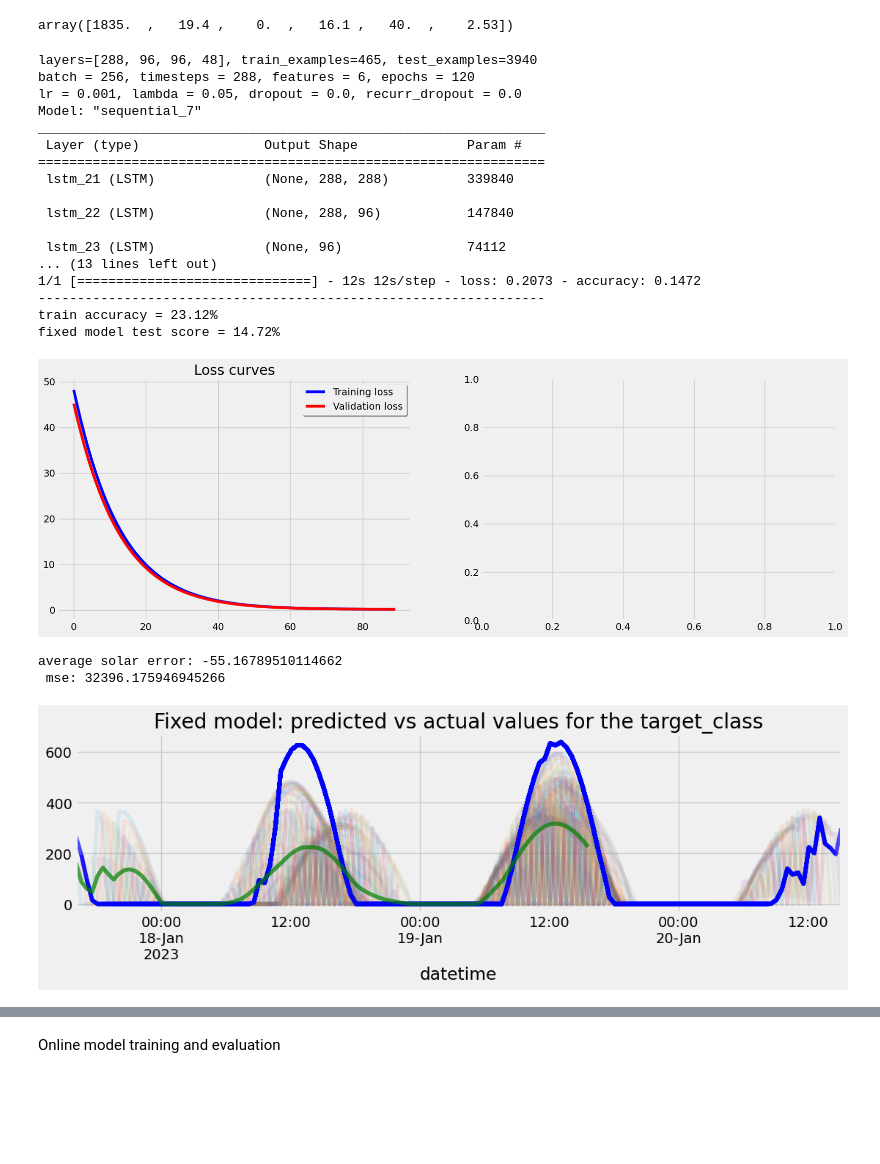
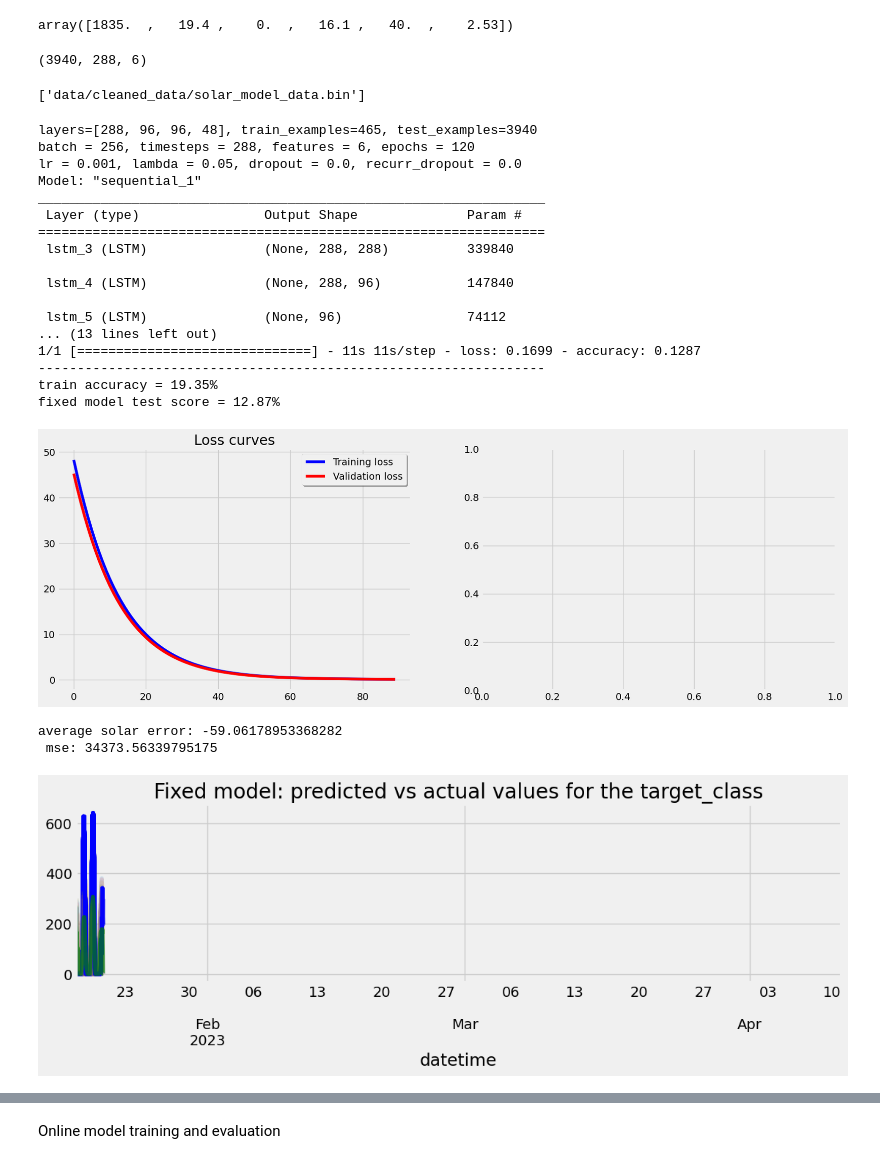
Before and after one commit to Muckthebuck/2023-Energy-kit, a Jupyter notebook: [Austin]solar_temp_predictions.ipynb, the cells around one changed output, grey strips where cells are left out. Saved outputs shown, nothing was run; the diff lists cells and outputs as text; code cells hidden in the pictures; blank space fills up the shorter version.

```diff
--- a/[Austin]solar_temp_predictions.ipynb
+++ b/[Austin]solar_temp_predictions.ipynb
@@ -280,13 +261,8 @@ def create_batches(train_data, val_data, T, pred_T, feature_name):
 
     prepend_features = train_features.iloc[-(T-1):]
     test_features = pd.concat([prepend_features, test_features], axis=0)
+
     print(train_features.shape, train_labels.shape, test_features.shape, test_labels.shape)
-
-    online_train_prepend_features = train_features.iloc[-(T +pred_T-1):]
-    online_train_prepend_labels = train_labels.iloc[-(pred_T-1):]
-    online_train_features = pd.concat([online_train_prepend_features, test_features], axis=0)
-    online_train_labels=  pd.concat([online_train_prepend_labels, test_labels], axis=0)
-    print(online_train_features.shape, online_train_labels.shape)
 
 
     # Create sequences of T timesteps (=sliding window)
@@ -299,20 +275,13 @@ def create_batches(train_data, val_data, T, pred_T, feature_name):
     print(f'Train data dimensions: {X_train.shape}, {y_train.shape}')
 
     X_test, y_test = [], []
-    online_X_train, online_y = [], []
     for i in range(test_labels.shape[0]-pred_T):
         X_test.append(test_features.iloc[i:i+T])
         y_test.append(test_labels.iloc[i:i+pred_T])
-        online_X_train.append(online_train_features.iloc[i:i+T])
-        online_y.append(online_train_labels.iloc[i:i+pred_T])
     X_test, y_test = np.array(X_test), np.array(y_test)
-    online_X_train, online_y = np.array(online_X_train), np.array(online_y)
-
     print(f'Test data dimensions: {X_test.shape}, {y_test.shape}')
-    print(f'online training data dimensions: {online_X_train.shape}, {online_y.shape}')
     y_train = y_train.reshape(-1,future)
     y_test = y_test.reshape(-1,future)
-    online_y = online_y.reshape(-1,future)
 
     scaler_x = StandardScaler()
     scaler_y = constant_transformer(scaling_const)
@@ -322,13 +291,12 @@ def create_batches(train_data, val_data, T, pred_T, feature_name):
 
     # X_test= scaler_x.transform(X_test.reshape(-1, X_test.shape[-1])).reshape(X_test.shape)
     y_test= scaler_y.transform(y_test.reshape(-1, y_test.shape[-1])).reshape(y_test.shape).reshape(-1,future)
-    online_y= scaler_y.transform(online_y.reshape(-1, online_y.shape[-1])).reshape(online_y.shape).reshape(-1,future)
 
-    print(f'(after normalisation) y data dimensions: {y_test.shape}, {y_train.shape}, {online_y.shape}')
+    print(f'(after normalisation) y data dimensions: {y_test.shape}, {y_train.shape}')
 
-    return X_train, y_train, X_test, y_test, test_labels, scaler_x, scaler_y, online_X_train, online_y
+    return X_train, y_train, X_test, y_test, test_labels, scaler_x, scaler_y
 
-X_train, y_train, X_test, y_test, test_labels, scaler_x, scaler_y, online_x_train,online_y = create_batches(train_data, val_data, T, pred_T, 'SOLAR_RAD')
+X_train, y_train, X_test, y_test, test_labels, scaler_x, scaler_y = create_batches(train_data, val_data, T, pred_T, 'SOLAR_RAD')
 print(type(X_train), type(y_train))
 # %% [output]
 (800, 6) (800, 1) (4275, 6) (3988, 1)
@@ -370,11 +330,15 @@ array([1835.  ,   19.4 ,    0.  ,   16.1 ,   40.  ,    2.53])
 # %%
-# df_load_val_batches = {'X_test_batch': X_test, 'Y_test_batches': y_test, 'test_data_split': val_data, 'original filtered data': df, 'training_size': training_size, 'scaler_x':scaler_x, 'scaler_y': scaler_y}
-# type(df_load_val_batches)
-# print(df_load_val_batches['X_test_batch'].shape)
+df_load_val_batches = {'X_test_batch': X_test, 'Y_test_batches': y_test, 'test_data_split': val_data, 'original filtered data': df, 'training_size': training_size, 'scaler_x':scaler_x, 'scaler_y': scaler_y}
+type(df_load_val_batches)
+print(df_load_val_batches['X_test_batch'].shape)
+# %% [output]
+(3940, 288, 6)
 # %%
-# df_load_val_batches = {'X_test_batch': X_test, 'Y_test_batches': y_test, 'test_data_split': val_data, 'original filtered data': df, 'training_size': training_size, 'scaler_x':scaler_x, 'scaler_y': scaler_y}
-# type(df_load_val_batches)
-# dump(df_load_val_batches, 'data/cleaned_data/solar_model_data.bin')
+df_load_val_batches = {'X_test_batch': X_test, 'Y_test_batches': y_test, 'test_data_split': val_data, 'original filtered data': df, 'training_size': training_size, 'scaler_x':scaler_x, 'scaler_y': scaler_y}
+type(df_load_val_batches)
+dump(df_load_val_batches, 'data/cleaned_data/solar_model_data.bin')
+# %% [output]
+['data/cleaned_data/solar_model_data.bin']
 # %%
 # Let's make a list of CONSTANTS for modelling:
 LAYERS = [T, future*2, future*2, future]             # number of units in hidden and output layers
@@ -455,7 +419,7 @@ fixed_predict = model.predict_on_batch(X_test[:96])
 j = 0
 fig, ax = plt.subplots(figsize=(12, 3))
 ax.set_title('Fixed model: predicted vs actual values for the target_class')
-dff_avg = pd.DataFrame({'predicted':  np.full(test_labels.iloc[:96].shape[0], np.nan)},index=test_labels.iloc[:96].index)
+dff_avg = pd.DataFrame({'predicted':  np.full(test_labels.shape[0], np.nan)},index=test_labels.index)
 avg_temperr=0
 avg_mse=0
 for i in range(fixed_predict.shape[0]):
@@ -469,43 +433,43 @@ for i in range(fixed_predict.shape[0]):
     index = test_labels.iloc[i:i+actual.shape[0]].index
 
     # print(fixed_predict)
     dff1 = pd.DataFrame({f'predicted': averaged.squeeze()}, index=index)
 
     # Assuming dff1 and dff2 are two dataframes with different index lengths
     # Join the two dataframes on their index
     dff_avg = dff_avg.join(dff1, how='left', rsuffix=f'_{i}')
     dff2 = pd.DataFrame({'actual': actual.squeeze()}, index=index)
     dff1.plot(ax=ax, alpha=0.1, legend=False)
     dff2.plot(ax=ax, alpha=0.7, color='blue', legend=False)
     avg_temperr +=np.mean(dff1['predicted']-dff2['actual'])
     avg_mse +=mean_squared_error(dff1['predicted'], dff2['actual'])
 dff_avg= dff_avg.mean(axis=1)
 dff_avg.plot(ax=ax, alpha=0.7, color='green', legend=False)
 print(f"average solar error: {avg_temperr/fixed_predict.shape[0]}")
 print(f" mse: {avg_mse/fixed_predict.shape[0]}")
 plt.show()
 # %% [output]
 layers=[288, 96, 96, 48], train_examples=465, test_examples=3940
 batch = 256, timesteps = 288, features = 6, epochs = 120
 lr = 0.001, lambda = 0.05, dropout = 0.0, recurr_dropout = 0.0
-Model: "sequential_7"
+Model: "sequential_1"
 _________________________________________________________________
  Layer (type)                Output Shape              Param #
 =================================================================
- lstm_21 (LSTM)              (None, 288, 288)          339840
+ lstm_3 (LSTM)               (None, 288, 288)          339840
 
- lstm_22 (LSTM)              (None, 288, 96)           147840
+ lstm_4 (LSTM)               (None, 288, 96)           147840
 
- lstm_23 (LSTM)              (None, 96)                74112
+ lstm_5 (LSTM)               (None, 96)                74112
 ... (13 lines left out)
-1/1 [==============================] - 12s 12s/step - loss: 0.2073 - accuracy: 0.1472
+1/1 [==============================] - 11s 11s/step - loss: 0.1699 - accuracy: 0.1287
 -----------------------------------------------------------------
-train accuracy = 23.12%
-fixed model test score = 14.72%
+train accuracy = 19.35%
+fixed model test score = 12.87%
 [figure]
-average solar error: -55.16789510114662
- mse: 32396.175946945266
+average solar error: -59.06178953368282
+ mse: 34373.56339795175
-[figure, old version]
+[figure, new version]
 # %%
 j = 0
 fig, ax = plt.subplots(figsize=(12, 3))
```
Also changed, not shown: parts of 25 cells of this notebook, 42 other files.
